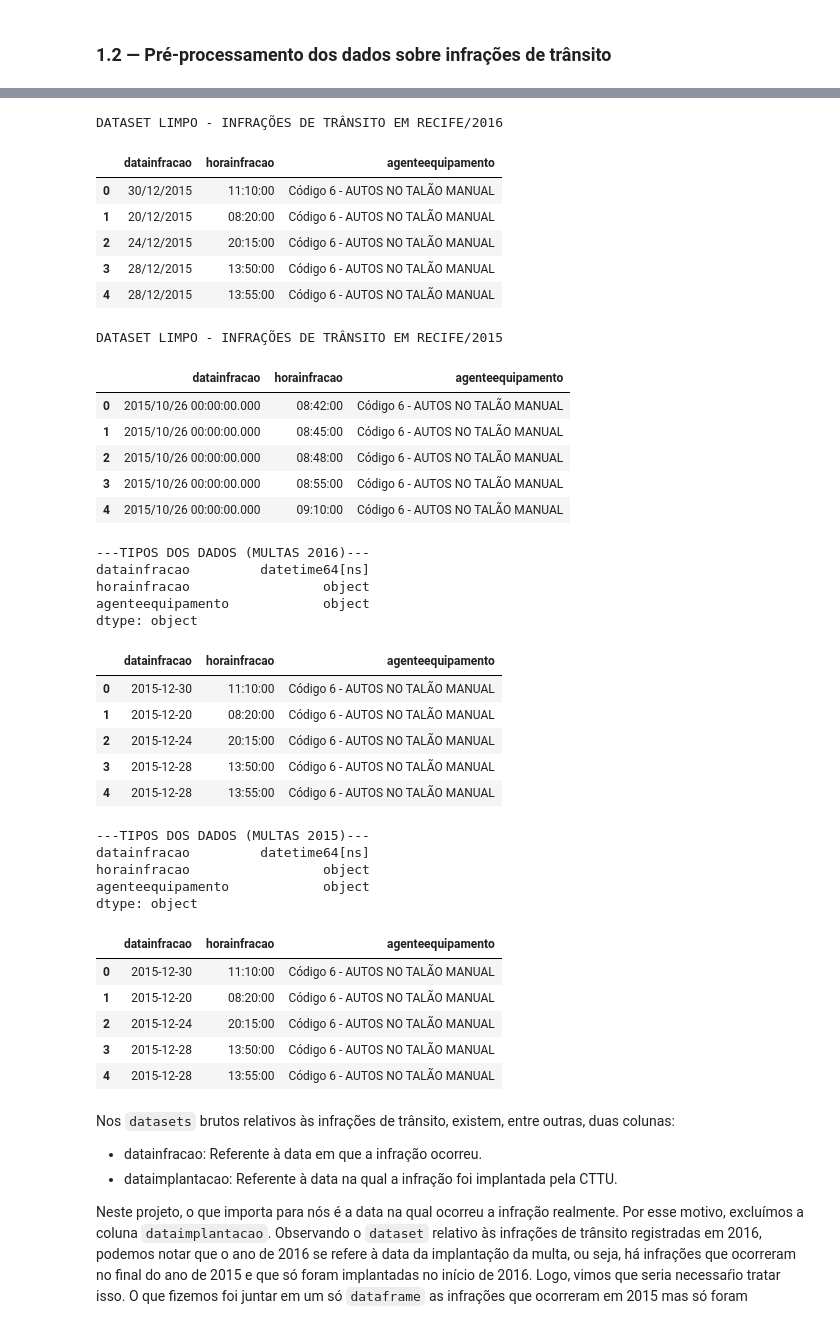
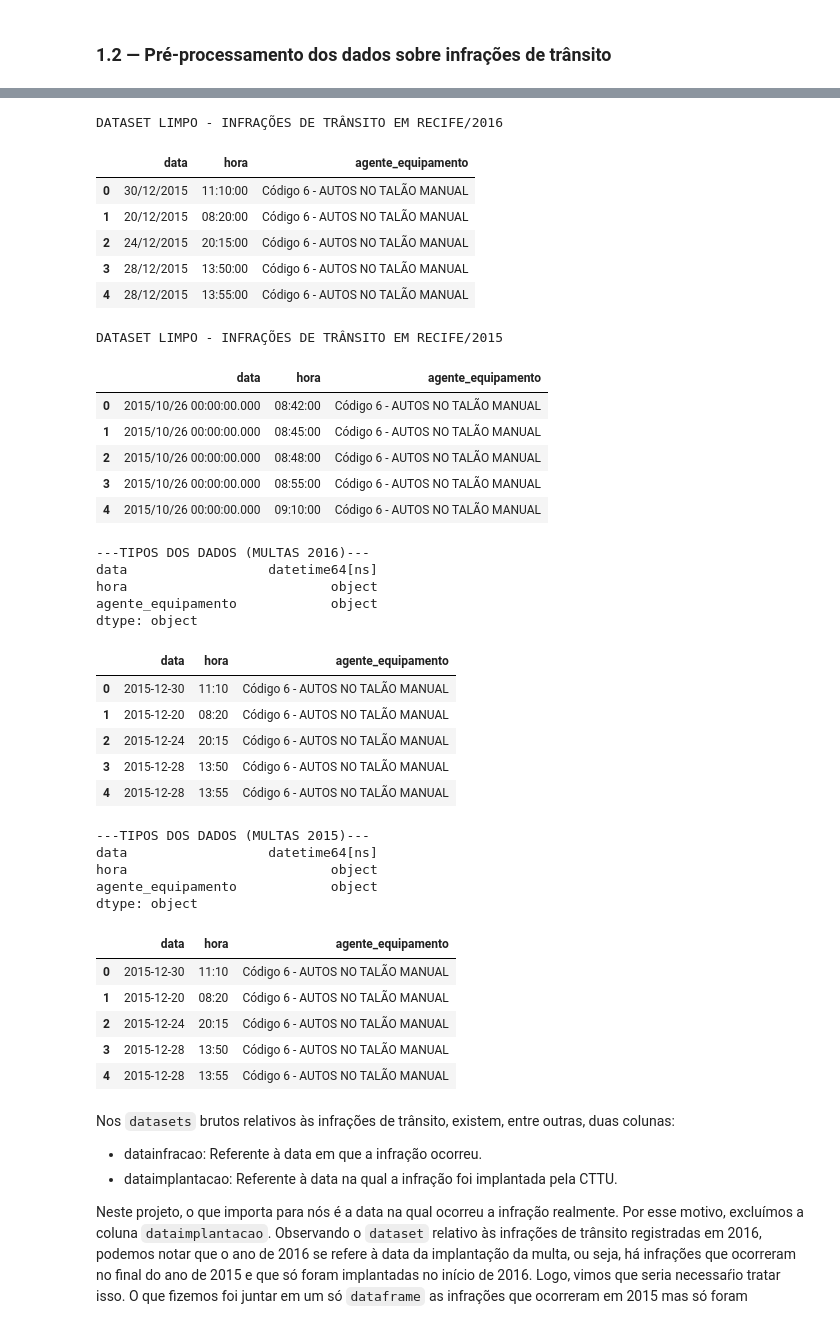
Before and after one commit to if1015-datascience-ufpe/projeto-2017-1-datascienceteam, a Jupyter notebook: 01_pre-processamento.ipynb, the cells around one changed output, grey strips where cells are left out. Cells and saved outputs as stored; diff of their text form; code cells hidden in the pictures.

```diff
--- a/01_pre-processamento.ipynb
+++ b/01_pre-processamento.ipynb
@@ -197,9 +207,11 @@ DATASET BRUTO - INFRAÇÕES DE TRÂNSITO EM RECIFE/2015
 # Excluindo colunas irrelevantes para o projeto
 multas2016.drop(['dataimplantacao','infracao','descricaoinfracao','amparolegal','localcometimento','Unnamed: 8'],
                 axis=1, inplace=True)
+multas2016.columns = ['data','hora','agente_equipamento']
 
 multas2015.drop(['dataimplantacao','infracao','descricaoinfracao','amparolegal','localcometimento'],
                 axis=1, inplace=True)
+multas2015.columns = ['data','hora','agente_equipamento']
 
 print('DATASET LIMPO - INFRAÇÕES DE TRÂNSITO EM RECIFE/2016')
 display(multas2016.head())
@@ -208,55 +220,59 @@ print('DATASET LIMPO - INFRAÇÕES DE TRÂNSITO EM RECIFE/2015')
 display(multas2015.head())
 # %% [output]
 DATASET LIMPO - INFRAÇÕES DE TRÂNSITO EM RECIFE/2016
-|  | datainfracao | horainfracao | agenteequipamento |
+|  | data | hora | agente_equipamento |
 | 0 | 30/12/2015 | 11:10:00 | Código 6 - AUTOS NO TALÃO MANUAL |
 | 1 | 20/12/2015 | 08:20:00 | Código 6 - AUTOS NO TALÃO MANUAL |
 | 2 | 24/12/2015 | 20:15:00 | Código 6 - AUTOS NO TALÃO MANUAL |
 | 3 | 28/12/2015 | 13:50:00 | Código 6 - AUTOS NO TALÃO MANUAL |
 | 4 | 28/12/2015 | 13:55:00 | Código 6 - AUTOS NO TALÃO MANUAL |
 DATASET LIMPO - INFRAÇÕES DE TRÂNSITO EM RECIFE/2015
-|  | datainfracao | horainfracao | agenteequipamento |
+|  | data | hora | agente_equipamento |
 | 0 | 2015/10/26 00:00:00.000 | 08:42:00 | Código 6 - AUTOS NO TALÃO MANUAL |
 | 1 | 2015/10/26 00:00:00.000 | 08:45:00 | Código 6 - AUTOS NO TALÃO MANUAL |
 | 2 | 2015/10/26 00:00:00.000 | 08:48:00 | Código 6 - AUTOS NO TALÃO MANUAL |
 | 3 | 2015/10/26 00:00:00.000 | 08:55:00 | Código 6 - AUTOS NO TALÃO MANUAL |
 | 4 | 2015/10/26 00:00:00.000 | 09:10:00 | Código 6 - AUTOS NO TALÃO MANUAL |
 # %%
-# Convertendo coluna datainfracao para o tipo datetime
-multas2016.datainfracao = pd.to_datetime(multas2016.datainfracao, format="%d/%m/%Y")
-multas2015.datainfracao = multas2015.datainfracao.apply(lambda x: x.split(' ')[0])
-multas2015.datainfracao = pd.to_datetime(multas2015.datainfracao, format="%Y/%m/%d")
+# Convertendo coluna data para o tipo datetime
+multas2016.data = pd.to_datetime(multas2016.data, format="%d/%m/%Y")
+multas2015.data = multas2015.data.apply(lambda x: x.split(' ')[0])
+multas2015.data = pd.to_datetime(multas2015.data, format="%Y/%m/%d")
+
+# Ajustando padrão na coluna hora (hh:mm)
+multas2016['hora'] = multas2016['hora'].apply(lambda x: x[0:5])
+multas2015['hora'] = multas2015['hora'].apply(lambda x: x[0:5])
 
 print('---TIPOS DOS DADOS (MULTAS 2016)---')
 print(multas2016.dtypes)
 display(multas2016.head())
 print(' ')
 print('---TIPOS DOS DADOS (MULTAS 2015)---')
 print(multas2015.dtypes)
 display(multas2016.head())
 # %% [output]
 ---TIPOS DOS DADOS (MULTAS 2016)---
-datainfracao         datetime64[ns]
-horainfracao                 object
-agenteequipamento            object
+data                  datetime64[ns]
+hora                          object
+agente_equipamento            object
 dtype: object
-|  | datainfracao | horainfracao | agenteequipamento |
-| 0 | 2015-12-30 | 11:10:00 | Código 6 - AUTOS NO TALÃO MANUAL |
-| 1 | 2015-12-20 | 08:20:00 | Código 6 - AUTOS NO TALÃO MANUAL |
-| 2 | 2015-12-24 | 20:15:00 | Código 6 - AUTOS NO TALÃO MANUAL |
-| 3 | 2015-12-28 | 13:50:00 | Código 6 - AUTOS NO TALÃO MANUAL |
-| 4 | 2015-12-28 | 13:55:00 | Código 6 - AUTOS NO TALÃO MANUAL |
+|  | data | hora | agente_equipamento |
+| 0 | 2015-12-30 | 11:10 | Código 6 - AUTOS NO TALÃO MANUAL |
+| 1 | 2015-12-20 | 08:20 | Código 6 - AUTOS NO TALÃO MANUAL |
+| 2 | 2015-12-24 | 20:15 | Código 6 - AUTOS NO TALÃO MANUAL |
+| 3 | 2015-12-28 | 13:50 | Código 6 - AUTOS NO TALÃO MANUAL |
+| 4 | 2015-12-28 | 13:55 | Código 6 - AUTOS NO TALÃO MANUAL |
 ---TIPOS DOS DADOS (MULTAS 2015)---
-datainfracao         datetime64[ns]
-horainfracao                 object
-agenteequipamento            object
+data                  datetime64[ns]
+hora                          object
+agente_equipamento            object
 dtype: object
-|  | datainfracao | horainfracao | agenteequipamento |
-| 0 | 2015-12-30 | 11:10:00 | Código 6 - AUTOS NO TALÃO MANUAL |
-| 1 | 2015-12-20 | 08:20:00 | Código 6 - AUTOS NO TALÃO MANUAL |
-| 2 | 2015-12-24 | 20:15:00 | Código 6 - AUTOS NO TALÃO MANUAL |
-| 3 | 2015-12-28 | 13:50:00 | Código 6 - AUTOS NO TALÃO MANUAL |
-| 4 | 2015-12-28 | 13:55:00 | Código 6 - AUTOS NO TALÃO MANUAL |
+|  | data | hora | agente_equipamento |
+| 0 | 2015-12-30 | 11:10 | Código 6 - AUTOS NO TALÃO MANUAL |
+| 1 | 2015-12-20 | 08:20 | Código 6 - AUTOS NO TALÃO MANUAL |
+| 2 | 2015-12-24 | 20:15 | Código 6 - AUTOS NO TALÃO MANUAL |
+| 3 | 2015-12-28 | 13:50 | Código 6 - AUTOS NO TALÃO MANUAL |
+| 4 | 2015-12-28 | 13:55 | Código 6 - AUTOS NO TALÃO MANUAL |
 # %% [markdown]
 Nos `datasets` brutos relativos às infrações de trânsito, existem, entre outras, duas colunas:
 - datainfracao: Referente à data em que a infração ocorreu.
```
Also changed, not shown: parts of 5 cells of this notebook.
